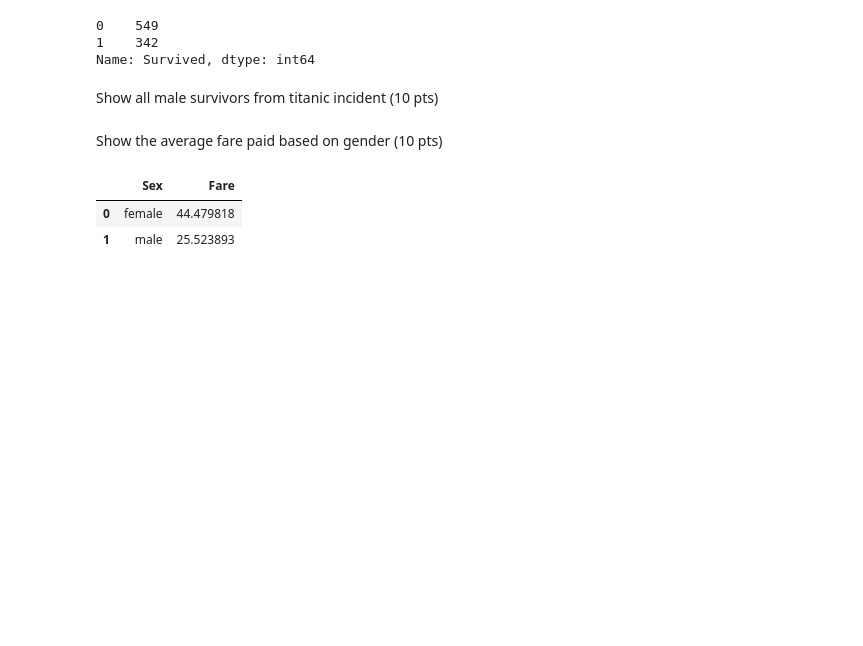
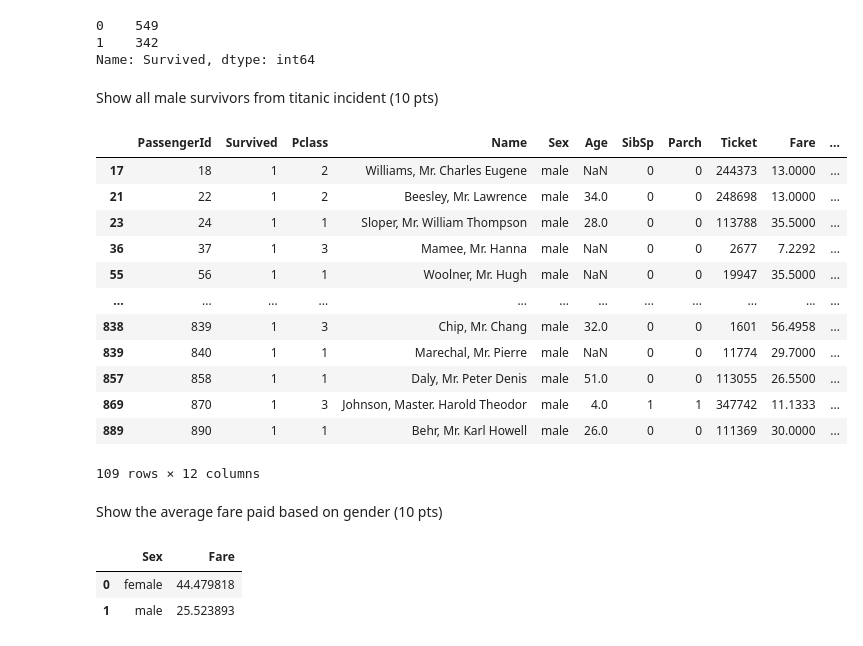
Before and after one commit to muh-hilmi/Tugas3_BD2, a Jupyter notebook: Tugas_Pandas.ipynb, the cells around one changed output. Cells and saved outputs as stored; diff of their text form; code cells hidden in the pictures; blank space fills up the shorter version.

```diff
--- a/Tugas_Pandas.ipynb
+++ b/Tugas_Pandas.ipynb
@@ -128,6 +147,21 @@ Name: Survived, dtype: int64
 Show all male survivors from titanic incident (10 pts)
 # %%
 #code goes here
+df.loc[(df['Sex']=='male') & df['Survived']==1]
+# %% [output]
+|  | PassengerId | Survived | Pclass | Name | Sex | Age | SibSp | Parch | Ticket | Fare | ... |
+| 17 | 18 | 1 | 2 | Williams, Mr. Charles Eugene | male | NaN | 0 | 0 | 244373 | 13.0000 | ... |
+| 21 | 22 | 1 | 2 | Beesley, Mr. Lawrence | male | 34.0 | 0 | 0 | 248698 | 13.0000 | ... |
+| 23 | 24 | 1 | 1 | Sloper, Mr. William Thompson | male | 28.0 | 0 | 0 | 113788 | 35.5000 | ... |
+| 36 | 37 | 1 | 3 | Mamee, Mr. Hanna | male | NaN | 0 | 0 | 2677 | 7.2292 | ... |
+| 55 | 56 | 1 | 1 | Woolner, Mr. Hugh | male | NaN | 0 | 0 | 19947 | 35.5000 | ... |
+| ... | ... | ... | ... | ... | ... | ... | ... | ... | ... | ... | ... |
+| 838 | 839 | 1 | 3 | Chip, Mr. Chang | male | 32.0 | 0 | 0 | 1601 | 56.4958 | ... |
+| 839 | 840 | 1 | 1 | Marechal, Mr. Pierre | male | NaN | 0 | 0 | 11774 | 29.7000 | ... |
+| 857 | 858 | 1 | 1 | Daly, Mr. Peter Denis | male | 51.0 | 0 | 0 | 113055 | 26.5500 | ... |
+| 869 | 870 | 1 | 3 | Johnson, Master. Harold Theodor | male | 4.0 | 1 | 1 | 347742 | 11.1333 | ... |
+| 889 | 890 | 1 | 1 | Behr, Mr. Karl Howell | male | 26.0 | 0 | 0 | 111369 | 30.0000 | ... |
+109 rows × 12 columns
 # %% [markdown]
 Show the average fare paid based on gender (10 pts)
 # %%
```
Also changed, not shown: parts of 5 cells of this notebook.
